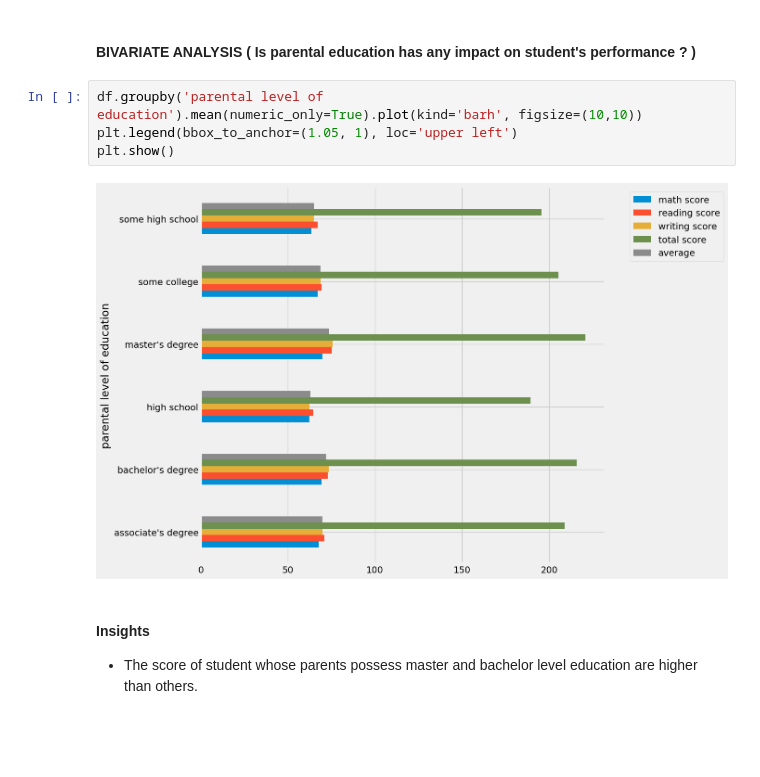
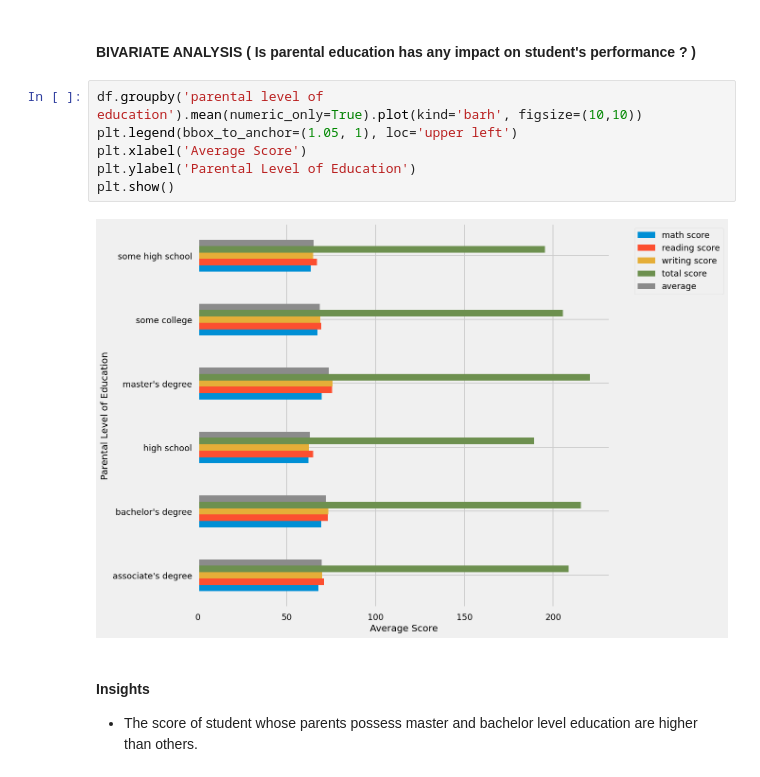
Before and after one commit to akhileshyadav8/ML-Project, a Jupyter notebook: notebook/1 . EDA STUDENT PERFORMANCE .ipynb, the cells around one changed output. Saved outputs shown, nothing was run; the diff lists cells and outputs as text; blank space fills up the shorter version.

```diff
--- a/notebook/1 . EDA STUDENT PERFORMANCE .ipynb
+++ b/notebook/1 . EDA STUDENT PERFORMANCE .ipynb
@@ -541,9 +555,11 @@ plt.show()
 # %%
 df.groupby('parental level of education').mean(numeric_only=True).plot(kind='barh', figsize=(10,10))
 plt.legend(bbox_to_anchor=(1.05, 1), loc='upper left')
+plt.xlabel('Average Score')
+plt.ylabel('Parental Level of Education')
 plt.show()
 # %% [output]
-[figure, old version]
+[figure, new version]
 # %% [markdown]
 #### Insights
 - The score of student whose parents possess master and bachelor level education are higher than others.
```
Also changed, not shown: parts of 18 cells of this notebook.
